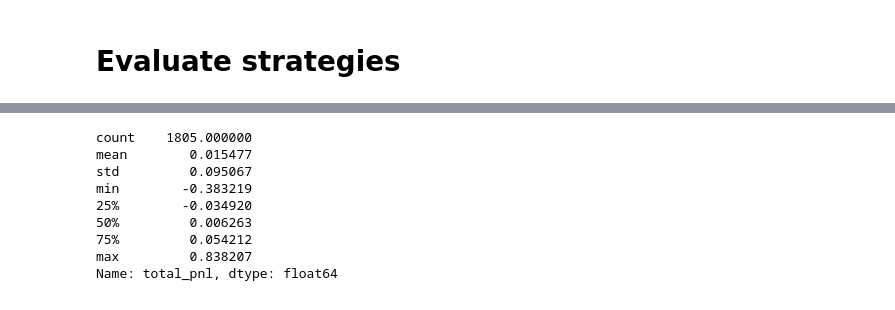
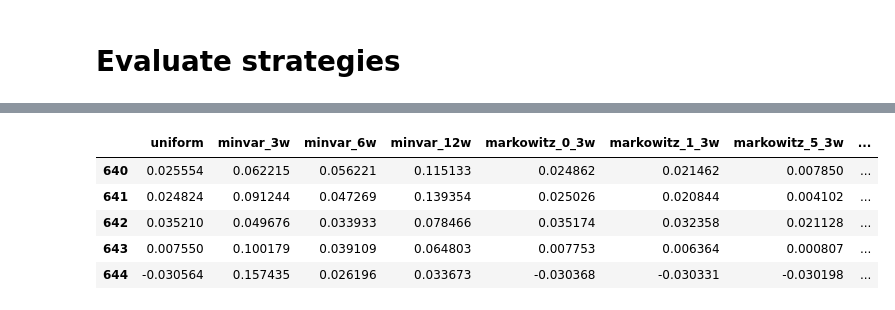
Before and after one commit to poluzerovT/Masters-thesis, a Jupyter notebook: code/research.ipynb, the cells around one changed output, grey strips where cells are left out. Cells and saved outputs as stored; diff of their text form; code cells hidden in the pictures.

```diff
--- a/code/research.ipynb
+++ b/code/research.ipynb
@@ -234,12 +252,10 @@ pd.DataFrame(metrics_history)
-# %%
-pd.DataFrame(metrics_history)['total_pnl'].describe()
-# %% [output]
-count    1805.000000
-mean        0.015477
-std         0.095067
-min        -0.383219
-25%        -0.034920
-50%         0.006263
-75%         0.054212
-max         0.838207
-Name: total_pnl, dtype: float64
+# %%
+pnl = pd.concat([pd.DataFrame(v)['total_pnl'].rename(k) for k, v in summary.items()], axis=1)
+pnl.tail()
+# %% [output]
+|  | uniform | minvar_3w | minvar_6w | minvar_12w | markowitz_0_3w | markowitz_1_3w | markowitz_5_3w | ... |
+| 640 | 0.025554 | 0.062215 | 0.056221 | 0.115133 | 0.024862 | 0.021462 | 0.007850 | ... |
+| 641 | 0.024824 | 0.091244 | 0.047269 | 0.139354 | 0.025026 | 0.020844 | 0.004102 | ... |
+| 642 | 0.035210 | 0.049676 | 0.033933 | 0.078466 | 0.035174 | 0.032358 | 0.021128 | ... |
+| 643 | 0.007550 | 0.100179 | 0.039109 | 0.064803 | 0.007753 | 0.006364 | 0.000807 | ... |
+| 644 | -0.030564 | 0.157435 | 0.026196 | 0.033673 | -0.030368 | -0.030331 | -0.030198 | ... |
```
Also changed, not shown: parts of 13 cells of this notebook.
